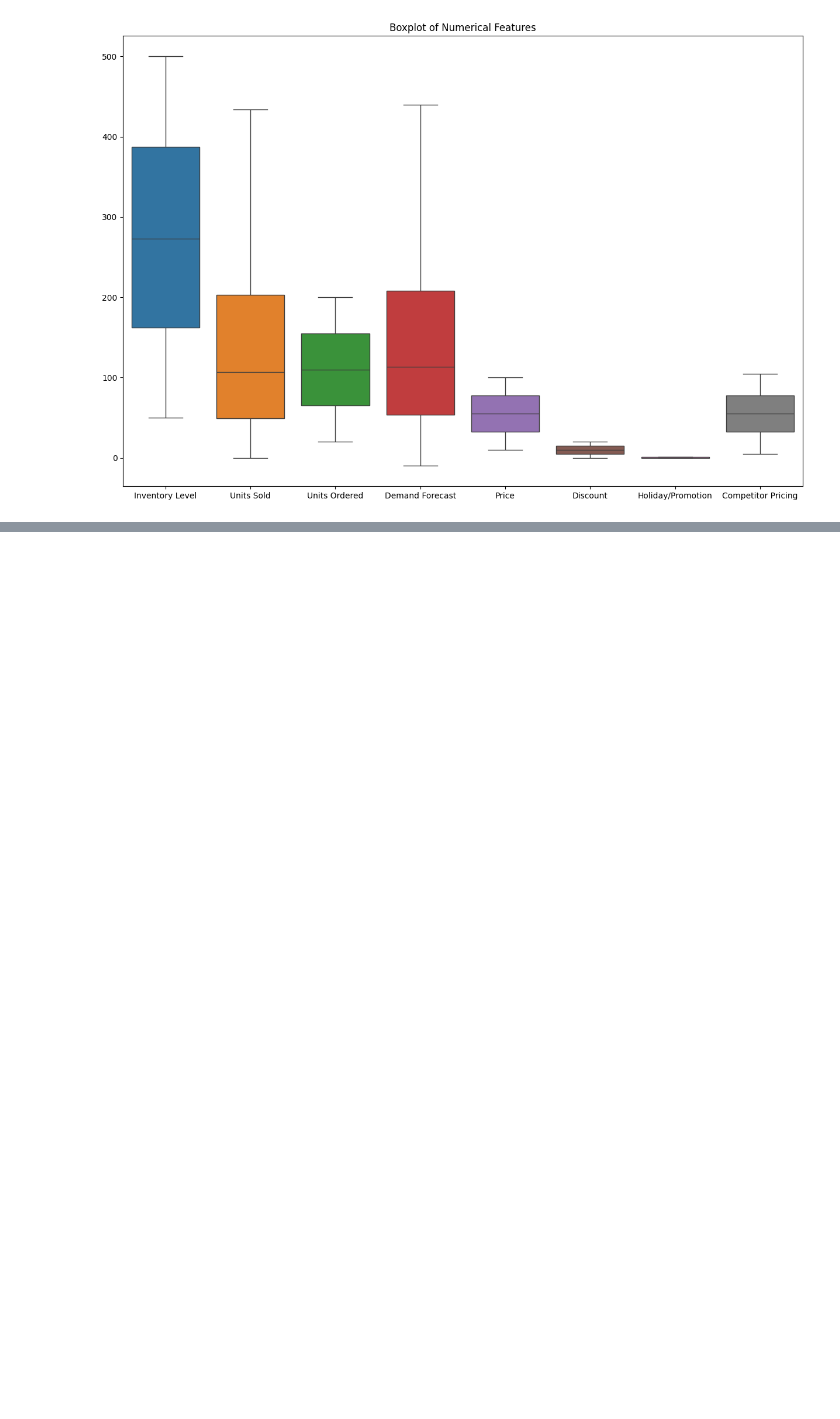
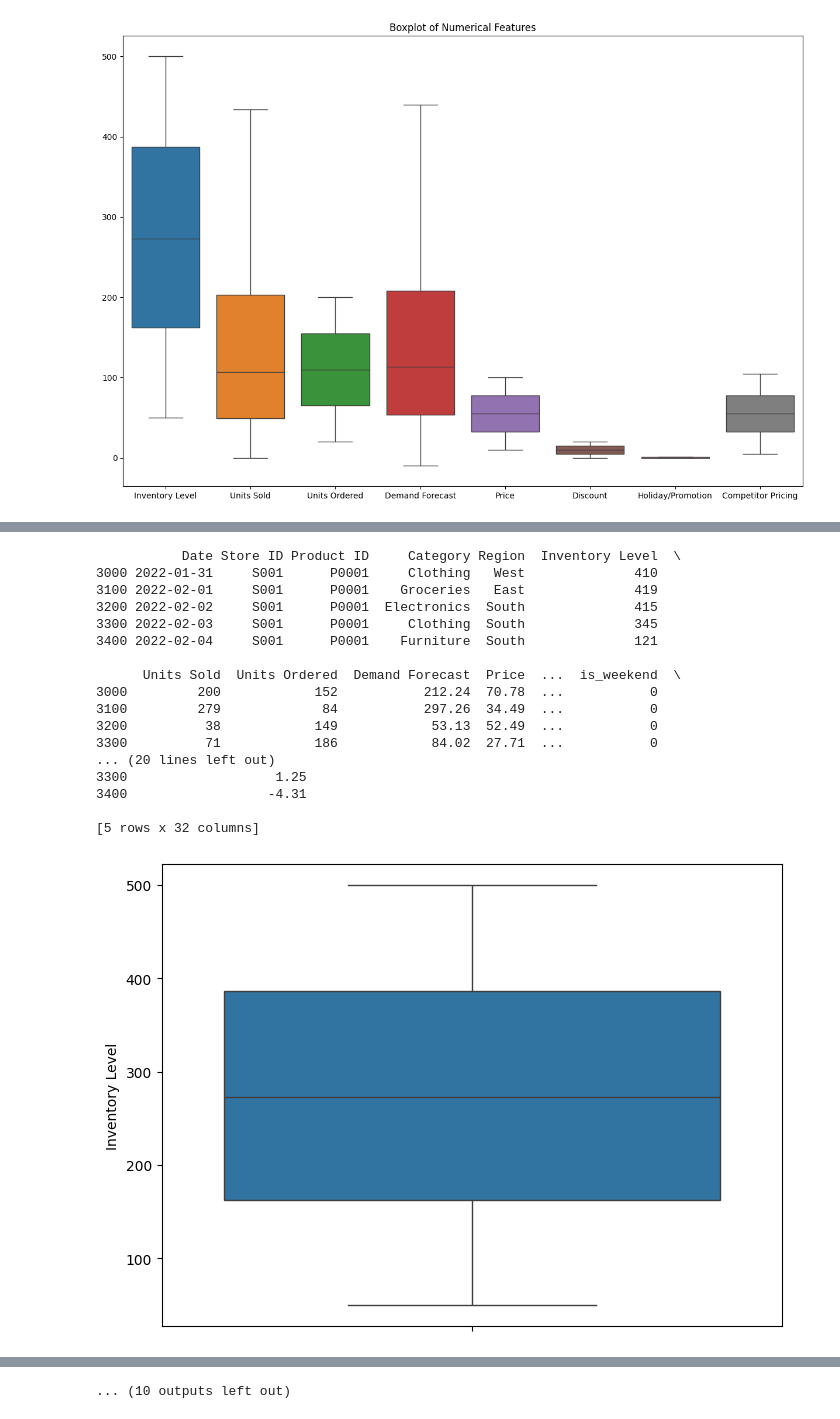
Before and after one commit to sanjana514/Research_Paper, a Jupyter notebook: Retail_Store_Inventory_Forecasting_Dataset.ipynb, the cells around one changed output, grey strips where cells are left out. Cells and saved outputs as stored; diff of their text form; code cells hidden in the pictures; blank space fills up the shorter version.

```diff
--- a/Retail_Store_Inventory_Forecasting_Dataset.ipynb
+++ b/Retail_Store_Inventory_Forecasting_Dataset.ipynb
@@ -157,14 +148,14 @@ df_capped = cap_outliers(df, columns_to_cap_outliers)
 print(df_capped.head())
 
 # Generate individual boxplots for each column after capping outliers
-for column in df.select_dtypes(include=['int64','float64']).columns:
+for column in df_capped.select_dtypes(include=['int64','float64']).columns:
     plt.figure(figsize=(8, 6))
-    sns.boxplot(df[column])
+    sns.boxplot(df_capped[column])
     plt.show()
 
 # Generate a combined boxplot for all selected columns after capping outliers
 plt.figure(figsize=(15, 10))
-sns.boxplot(data=df.select_dtypes(include=['int64','float64']))
+sns.boxplot(data=df_capped.select_dtypes(include=['int64','float64']))
 plt.title('Boxplot of Numerical Features')
 plt.show()
 # %% [output]
@@ -307,0 +992,57 @@ Method : Levene’s Test
+# %%
+# Function to cap outliers using IQR (Interquartile Range)
+def cap_outliers(df, columns):
+    for col in columns:
+        # Calculate Q1 (25th percentile) and Q3 (75th percentile)
+        Q1 = df[col].quantile(0.25)
+        Q3 = df[col].quantile(0.75)
+        IQR = Q3 - Q1
+
+        # Define the lower and upper bounds for acceptable values
+        lower_bound = Q1 - 1.5 * IQR
+        upper_bound = Q3 + 1.5 * IQR
+
+        # Cap values outside the bounds to the lower or upper threshold
+        df[col] = df[col].clip(lower=lower_bound, upper=upper_bound)
+
+    return df
+
+# List of columns from which to cap outliers
+columns_to_cap_outliers = ["sales_lag_1", "sales_lag_7", "sales_lag_30","sales_ma_7","sales_ma_30","sales_rolling_std_7","sales_rolling_std_30","discount_percentage"]
+
+# Assuming df_rename is your original DataFrame, apply the cap_outliers function
+df_capped = cap_outliers(df, columns_to_cap_outliers)
+
+# Display the first few rows of the capped DataFrame
+print(df_capped.head())
+
+# Generate individual boxplots for each column after capping outliers
+for column in df_capped.select_dtypes(include=['int64','float64']).columns:
+    plt.figure(figsize=(8, 6))
+    sns.boxplot(df_capped[column])
+    plt.show()
+
+# Generate a combined boxplot for all selected columns after capping outliers
+plt.figure(figsize=(15, 10))
+sns.boxplot(data=df_capped.select_dtypes(include=['int64','float64']))
+plt.title('Boxplot of Numerical Features')
+plt.show()
+# %% [output]
+           Date Store ID Product ID     Category Region  Inventory Level  \
+3000 2022-01-31     S001      P0001     Clothing   West              410
+3100 2022-02-01     S001      P0001    Groceries   East              419
+3200 2022-02-02     S001      P0001  Electronics  South              415
+3300 2022-02-03     S001      P0001     Clothing  South              345
+3400 2022-02-04     S001      P0001    Furniture  South              121
+
+      Units Sold  Units Ordered  Demand Forecast  Price  ...  is_weekend  \
+3000         200            152           212.24  70.78  ...           0
+3100         279             84           297.26  34.49  ...           0
+3200          38            149            53.13  52.49  ...           0
+3300          71            186            84.02  27.71  ...           0
+... (20 lines left out)
+3300                   1.25
+3400                  -4.31
+
+[5 rows x 32 columns]
+[figure, added]
@@ -307,0 +1059 @@ Method : Levene’s Test
+... (10 outputs left out)
```
Also changed, not shown: parts of 84 cells of this notebook.
